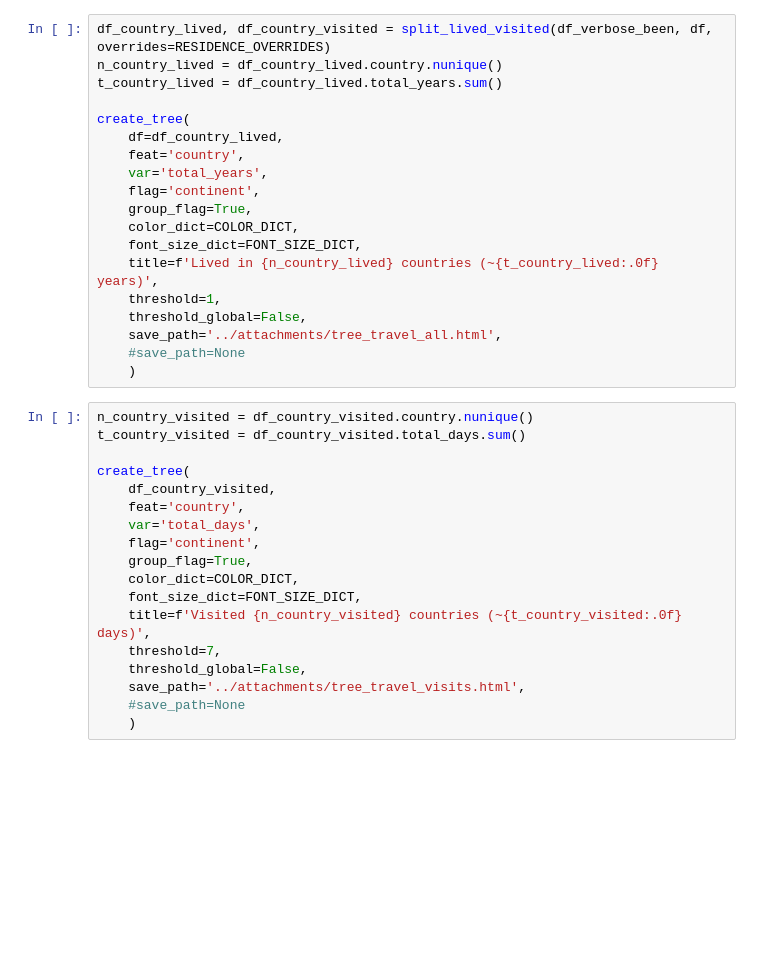
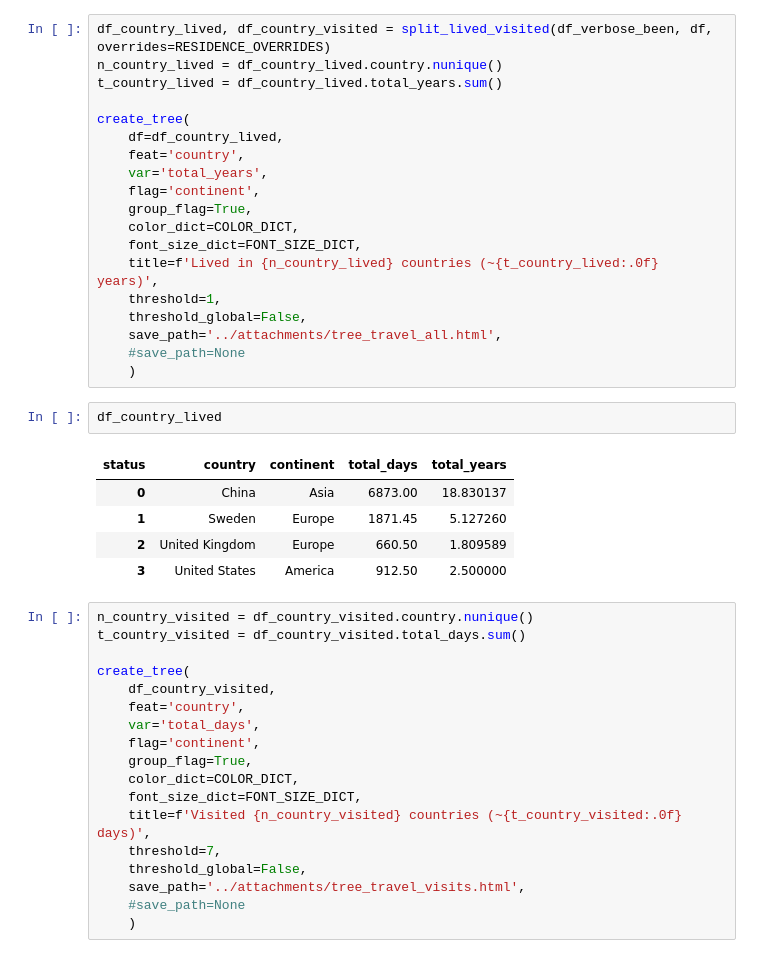
Before and after one commit to yutonghe96/yutonghe96.github.io, a Jupyter notebook: scripts/analysis_travel.ipynb, the cells around one changed output. Cells and saved outputs as stored; diff of their text form; blank space fills up the shorter version.

```diff
--- a/scripts/analysis_travel.ipynb
+++ b/scripts/analysis_travel.ipynb
@@ -70,6 +70,14 @@ create_tree(
     save_path='../attachments/tree_travel_all.html',
     #save_path=None
     )
+# %%
+df_country_lived
+# %% [output]
+| status | country | continent | total_days | total_years |
+| 0 | China | Asia | 6873.00 | 18.830137 |
+| 1 | Sweden | Europe | 1871.45 | 5.127260 |
+| 2 | United Kingdom | Europe | 660.50 | 1.809589 |
+| 3 | United States | America | 912.50 | 2.500000 |
 # %%
 n_country_visited = df_country_visited.country.nunique()
 t_country_visited = df_country_visited.total_days.sum()
```
Also changed, not shown: 7 other files.
